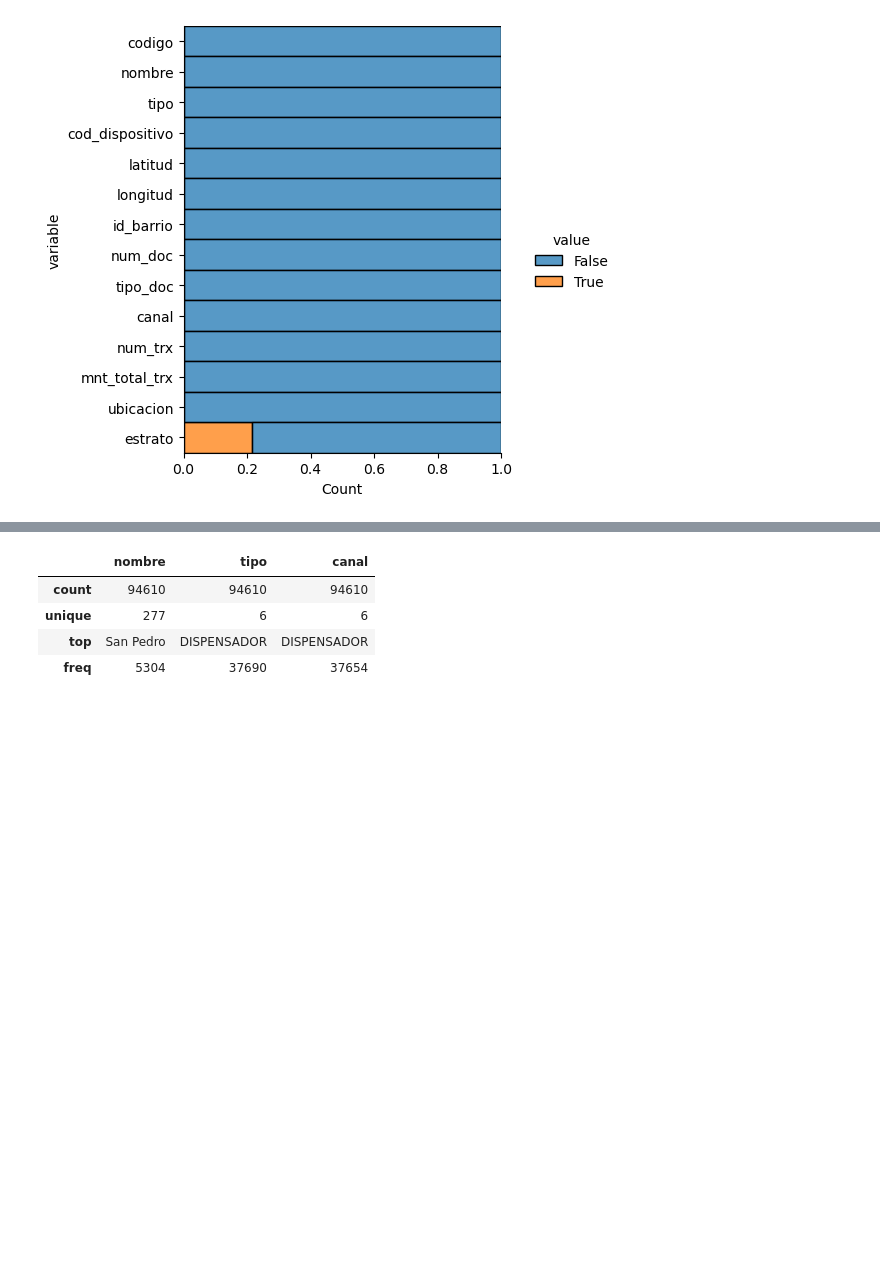
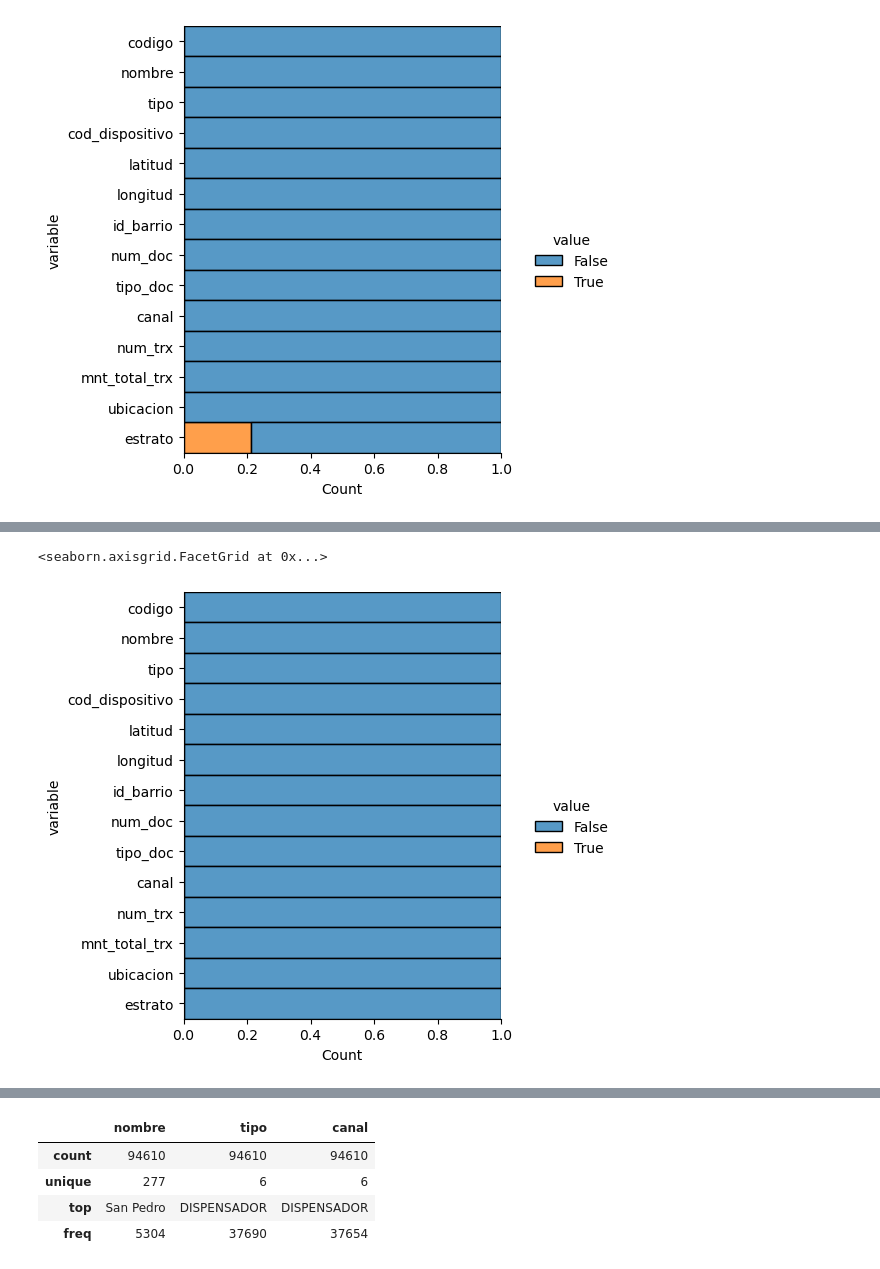
Before and after one commit to miguelfsosa/prueba_data_nq, a Jupyter notebook: prueba.ipynb, the cells around one changed output, grey strips where cells are left out. Drawn from its saved outputs; the diff is of its cells as text; code cells hidden in the pictures; blank space fills up the shorter version.

```diff
--- a/prueba.ipynb
+++ b/prueba.ipynb
@@ -565,0 +591,7 @@ array(['La Campina', 'Altos De Santa Isabel La Morelia', 'Rafael Uribe',
+# %%
+df_join.loc[cond_valle_g, 'nombre'] = 'Valle Grande'
+# %%
+est_cali_clean = pd.read_csv('estratificacion_cali_clean.csv')
+est_cali_clean = est_cali_clean[['Barrio', 'Estrato moda']]
+est_cali_clean.columns = ['nombre', 'estrato']
+est_cali_clean.head()
@@ -565,0 +605,22 @@ array(['La Campina', 'Altos De Santa Isabel La Morelia', 'Rafael Uribe',
+# %%
+df_join['nombre'] = df_join['nombre'].apply(quitar_tildes)
+est_cali_clean['nombre'] = est_cali_clean['nombre'].apply(quitar_tildes)
+# %%
+df_join_merged_v3 = pd.merge(df_join, est_cali_clean, on = 'nombre', how = 'left')
+# %%
+(
+    df_join_merged_v3
+    .isnull()
+    .melt()
+    .pipe(
+        lambda df: sns.displot(
+            data = df,
+            y = 'variable',
+            hue = 'value',
+            multiple = 'fill'
+        )
+    )
+)
+# %% [output]
+<seaborn.axisgrid.FacetGrid at 0x...>
+[figure, added]
```
Also changed, not shown: parts of 29 cells of this notebook, 2 other files.
